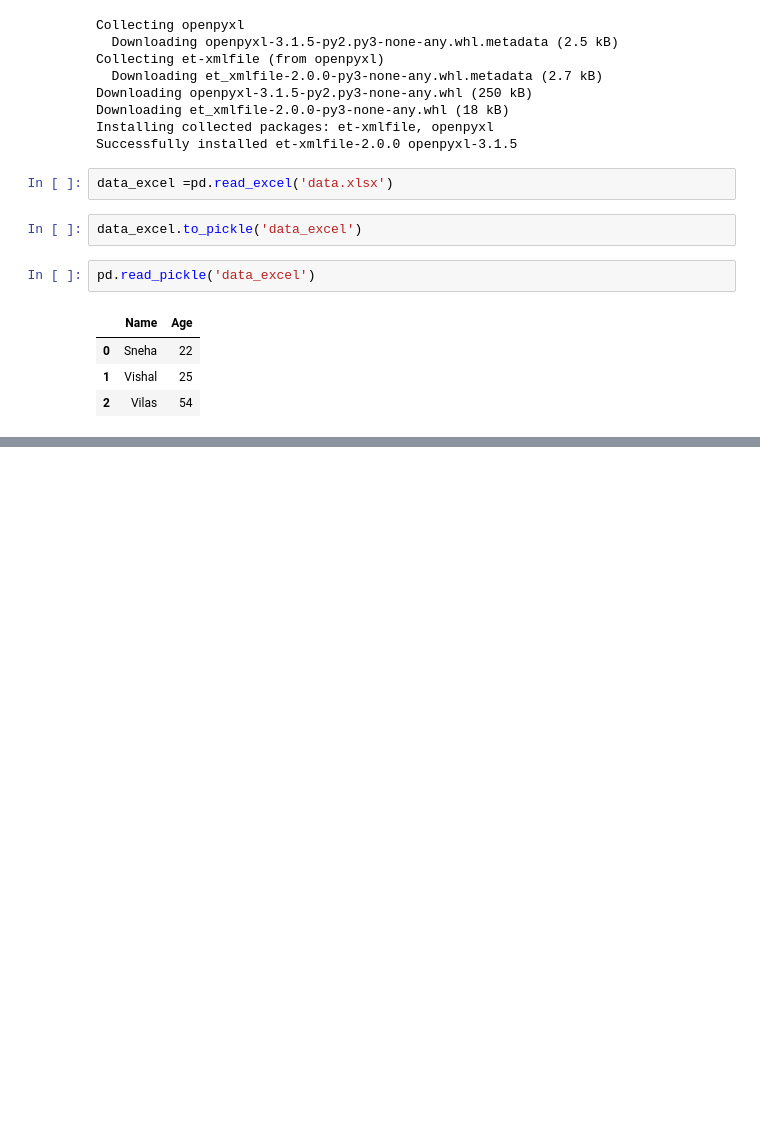
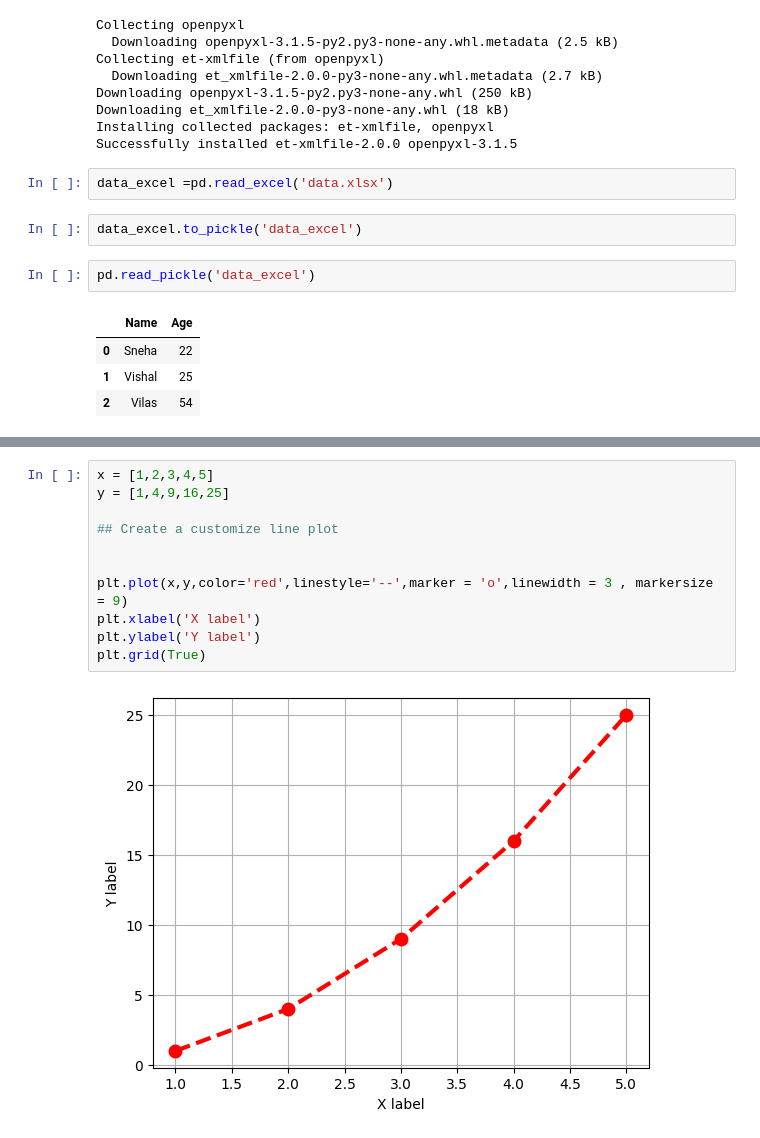
Before and after one commit to SnehaVPujari007/Data-Science-Course, a Jupyter notebook: Data Analysis using Python/Data_Analysis.ipynb, the cells around one changed output, grey strips where cells are left out. Cells and saved outputs as stored; diff of their text form; blank space fills up the shorter version.

```diff
--- a/Data Analysis using Python/Data_Analysis.ipynb
+++ b/Data Analysis using Python/Data_Analysis.ipynb
@@ -1011,0 +1053,13 @@ pd.read_pickle('data_excel')
+# %%
+x = [1,2,3,4,5]
+y = [1,4,9,16,25]
+
+## Create a customize line plot
+
+
+plt.plot(x,y,color='red',linestyle='--',marker = 'o',linewidth = 3 , markersize = 9)
+plt.xlabel('X label')
+plt.ylabel('Y label')
+plt.grid(True)
+# %% [output]
+[figure, added]
```
Also changed, not shown: parts of 10 cells of this notebook, 2 other files.
